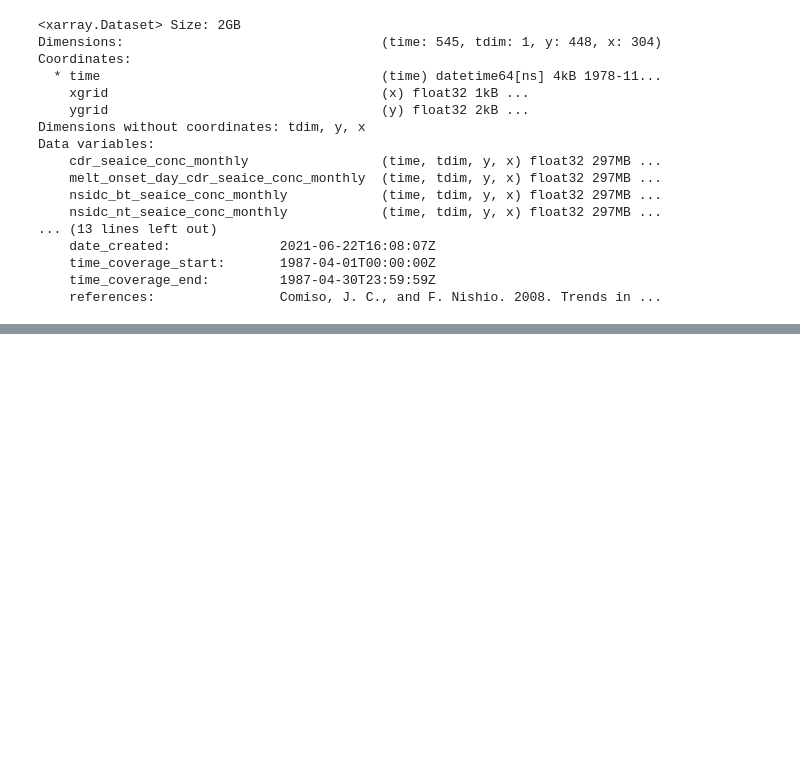
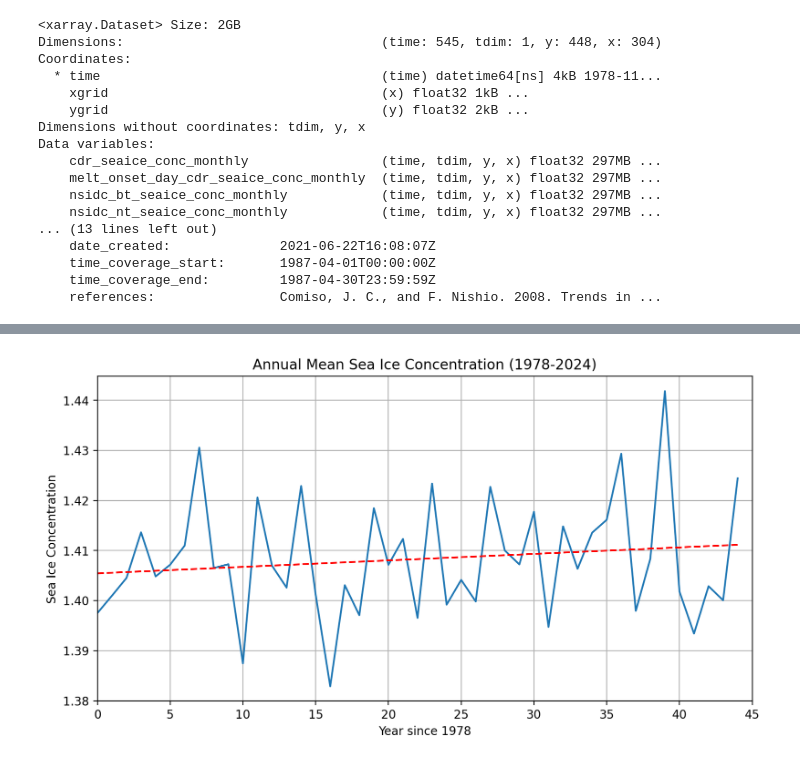
Before and after one commit to skylargale/MLGEO2024_skycgale, a Jupyter notebook: project/get_sea_ice_data.ipynb, the cells around one changed output, grey strips where cells are left out. Saved outputs shown, nothing was run; the diff lists cells and outputs as text; code cells hidden in the pictures; blank space fills up the shorter version.

```diff
--- a/project/get_sea_ice_data.ipynb
+++ b/project/get_sea_ice_data.ipynb
@@ -101,0 +120,19 @@ Data variables:
+# %%
+# We can also calculate the annual mean sea ice concentration
+# Note we will adjust the data to plot complete years, so we cut off the last 5 months (2024)
+annual_mean_sic = np.reshape(ds_test['cdr_seaice_conc_monthly'].mean(dim=['x', 'y'])[:-5], (45, 12))
+annual_mean_sic = np.mean(annual_mean_sic, axis=1)
+
+# Plot the annual mean sea ice concentration
+plt.figure(dpi=200)
+plt.plot(annual_mean_sic)
+trend = np.polyfit(range(len(annual_mean_sic)), annual_mean_sic, 1)  # Plot a linear trend on top of the data
+plt.plot(range(len(annual_mean_sic)), np.polyval(trend, range(len(annual_mean_sic))), 'r--')
+plt.title('Annual Mean Sea Ice Concentration (1978-2024)')
+plt.xlabel('Year since 1978')
+plt.ylabel('Sea Ice Concentration')
+plt.xlim(0, len(annual_mean_sic))
+plt.grid()
+plt.show()
+# %% [output]
+[figure, added]
```
Also changed, not shown: parts of 3 cells of this notebook, 1 other file.
